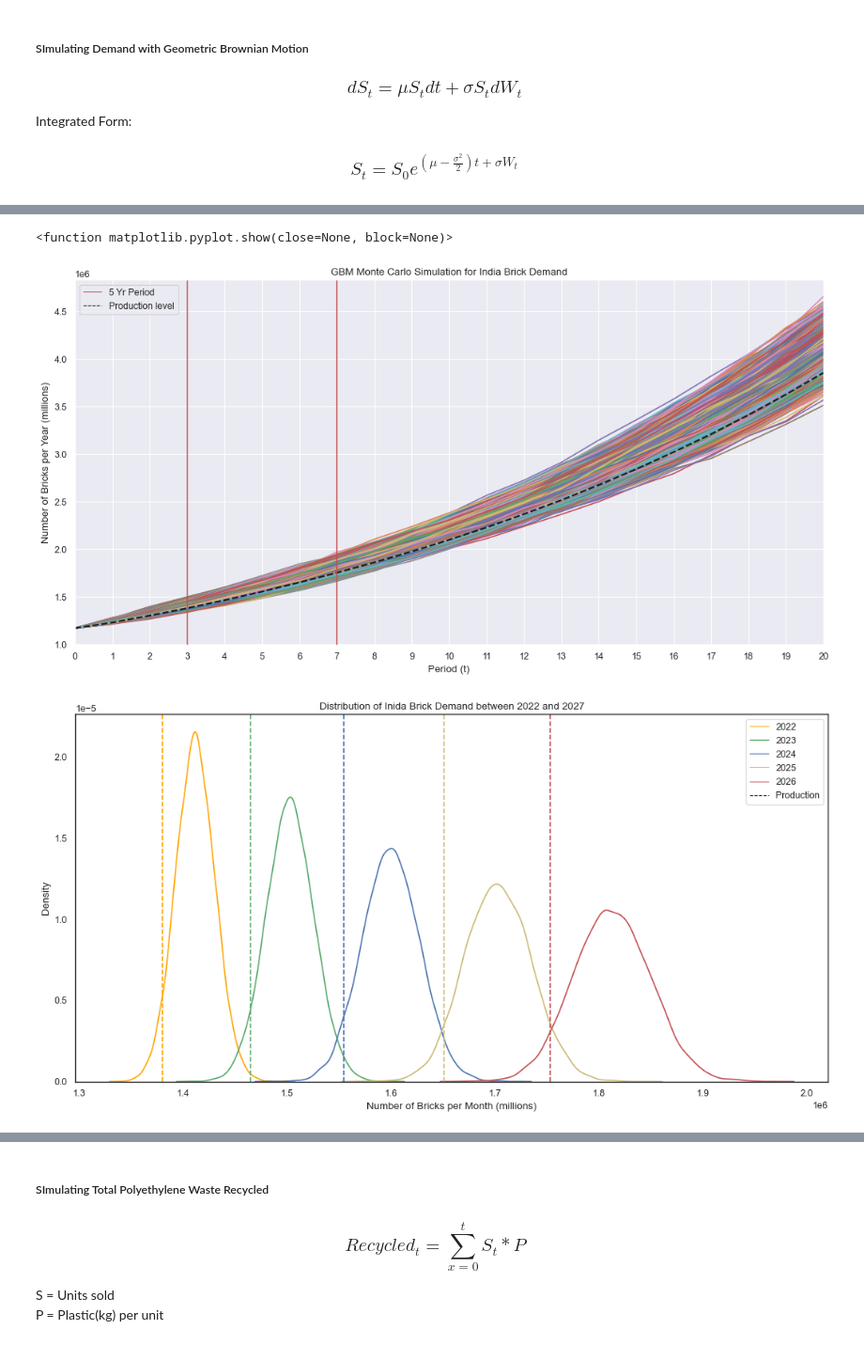
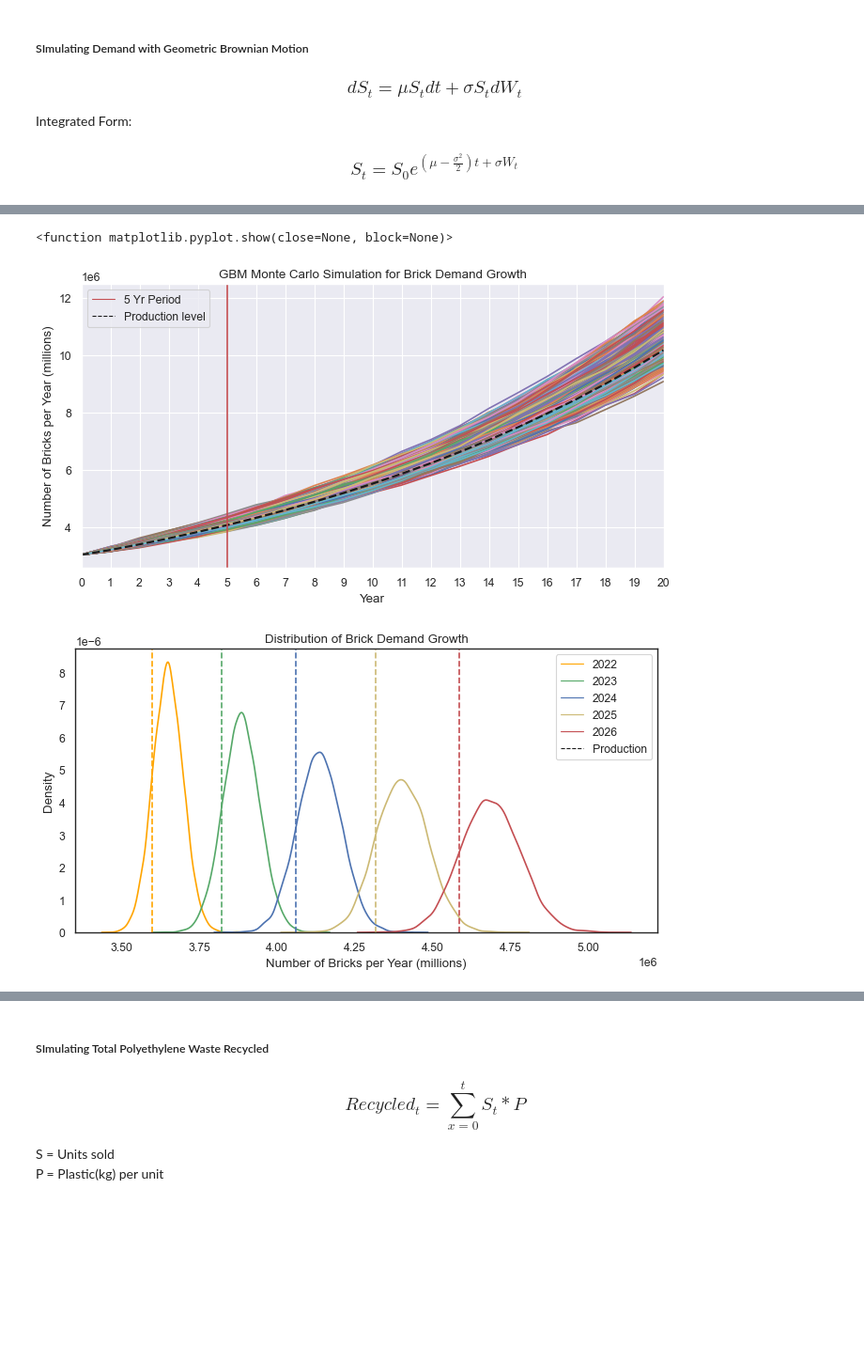
Before and after one commit to rx229/Projects, a Jupyter notebook: India Waste Plastic Trade/brick_esg_montecarlo.ipynb, the cells around one changed output, grey strips where cells are left out. Shown: that part at 94% size. Cells and saved outputs as stored; diff of their text form; code cells hidden in the pictures; blank space fills up the shorter version.

```diff
--- a/India Waste Plastic Trade/brick_esg_montecarlo.ipynb
+++ b/India Waste Plastic Trade/brick_esg_montecarlo.ipynb
@@ -26,7 +26,7 @@ T = 20
 # number of sims
 M = 10000
 # initial demand
-S0 = 1170000
+S0 = 3024000
 # volatility
 sigma = 0.0078
 dt = T/n
@@ -105,24 +105,23 @@ var_df
 #pop_trend = (np.ones(T+1) * 0.158879).cumsum() - 0.158879 + S0
 #prod_trend = ((np.ones(n+1) * 1.0221045).cumprod()) * S0
 
-production_cap = var_df.T[1]
+production_cap = var_df.T[3]
 # %%
 production_cap[0] = S0
 production_cap = np.array(production_cap)
 # %%
 from matplotlib.lines import Line2D
-plt.figure(figsize=(16, 8), dpi=80)
+plt.figure(figsize=(10, 5), dpi=80)
 sns.set(style="darkgrid")
 
 plt.plot(demand)
 #plt.plot(pop_trend, c ='k', linewidth=3.0)
 plt.plot(production_cap, c ='k', linewidth=2.0, linestyle = 'dashed')
 #plt.plot(prod_trend, c ='k', linewidth=3.0, linestyle = 'dashed')
-plt.xlabel("Period (t)")
+plt.xlabel("Year")
 plt.ylabel("Number of Bricks per Year (millions)")
-plt.title("GBM Monte Carlo Simulation for India Brick Demand")
-plt.axvline(3, c='r')
-plt.axvline(7, c='r')
+plt.title("GBM Monte Carlo Simulation for Brick Demand Growth")
+plt.axvline(5, c='r')
 plt.xlim([0, n])
 x_ticks = np.arange(0, n+1, 1)
 plt.xticks(x_ticks)
@@ -131,39 +130,40 @@ custom_lines = [Line2D([0], [0], c = 'r', lw=1),
                 Line2D([0], [0], c = 'k', lw=1, linestyle = 'dashed')]
 
 plt.legend(custom_lines, ['5 Yr Period', 'Production level'])
+plt.ticklabel_format(axis="y", style="sci", scilimits=(6,6))
 
 plt.show
 # %% [output]
 <function matplotlib.pyplot.show(close=None, block=None)>
-[figure, old version]
+[figure, new version]
 # %%
-plt.figure(figsize=(16, 8), dpi=80)
+plt.figure(figsize=(10, 5), dpi=80)
 sns.set(style="white")
 sns.kdeplot(demand_df[3], c = 'orange')
 sns.kdeplot(demand_df[4], c = 'g')
 sns.kdeplot(demand_df[5], c = 'b')
 sns.kdeplot(demand_df[6], c = 'y')
 sns.kdeplot(demand_df[7], c = 'r')
-plt.title("Distribution of Inida Brick Demand between 2022 and 2027")
-plt.xlabel("Number of Bricks per Month (millions)")
+plt.title("Distribution of Brick Demand Growth")
+plt.xlabel("Number of Bricks per Year (millions)")
 
 custom_lines = [Line2D([0], [0], c = 'orange', lw=1),
                 Line2D([0], [0], c = 'g', lw=1),
                 Line2D([0], [0], c = 'b', lw=1),
                 Line2D([0], [0], c = 'y', lw=1),
                 Line2D([0], [0], c = 'r', lw=1),
                 Line2D([0], [0], c = 'k', lw=1, linestyle = 'dashed')]
 
 plt.legend(custom_lines, ['2022', '2023', '2024', '2025', '2026', 'Production'])
 
 color = ['orange','g','b','y','r']
 months = [3,4,5,6,7]
 for i in range(5):
     plt.axvline(production_cap[i+3], c=color[i], linestyle = 'dashed')
 
 plt.show()
 # %% [output]
-[figure, old version]
+[figure, new version]
 # %%
 print("The most probable demand in 2027 is:\n" + str(demand_df[8].median()))
 # %% [output]
```
Also changed, not shown: parts of 4 cells of this notebook.
